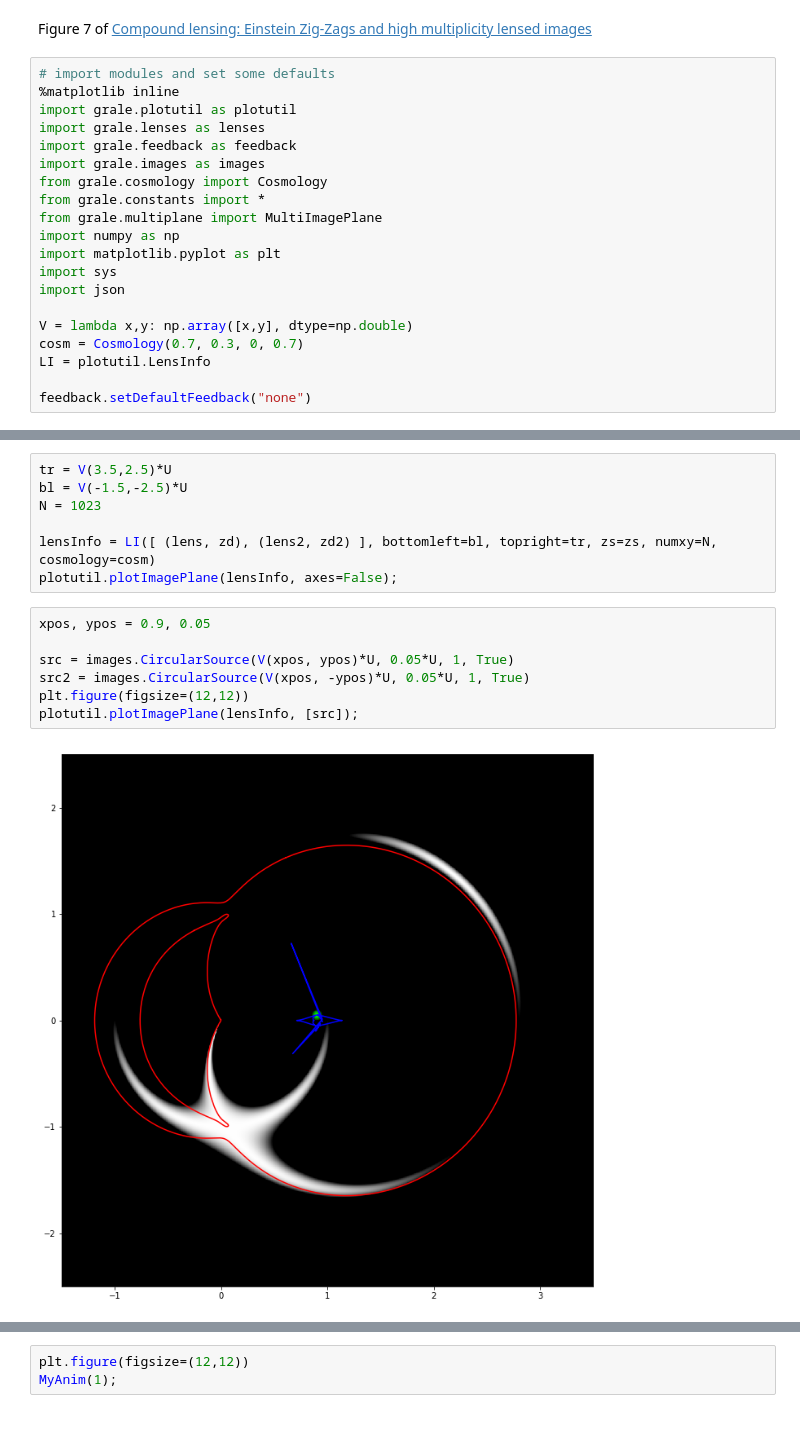
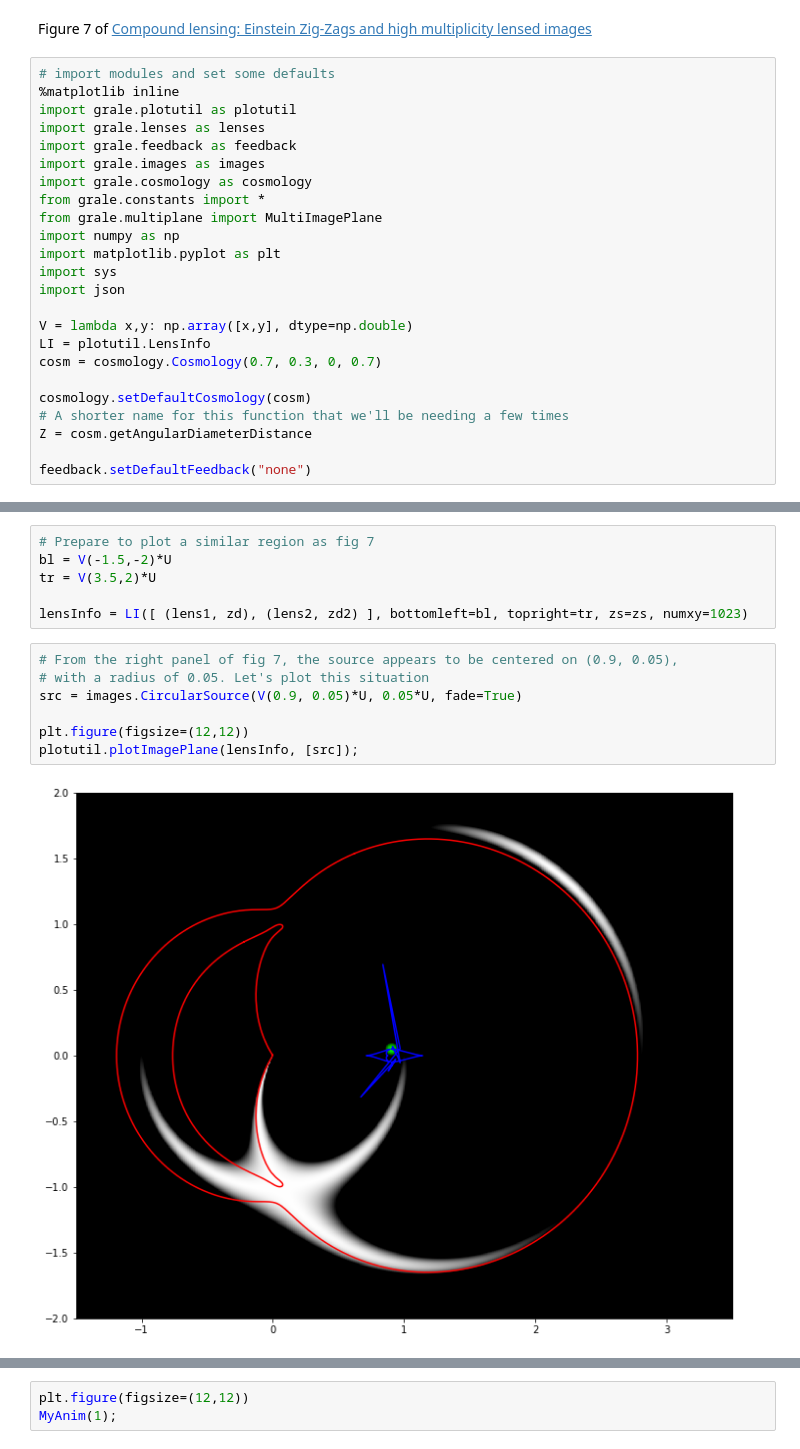
Before and after one commit to j0r1/GRALE2, a Jupyter notebook: pygrale/doc/source/_static/multisistests.ipynb, the cells around one changed output, grey strips where cells are left out. Saved outputs shown, nothing was run; the diff lists cells and outputs as text.

Commit message:
Cleaned up some multi lens plane examples

```diff
--- a/pygrale/doc/source/_static/multisistests.ipynb
+++ b/pygrale/doc/source/_static/multisistests.ipynb
@@ -7,7 +7,7 @@ import grale.plotutil as plotutil
 import grale.lenses as lenses
 import grale.feedback as feedback
 import grale.images as images
-from grale.cosmology import Cosmology
+import grale.cosmology as cosmology
 from grale.constants import *
 from grale.multiplane import MultiImagePlane
 import numpy as np
@@ -16,7 +16,11 @@ import sys
 import json
 
 V = lambda x,y: np.array([x,y], dtype=np.double)
-cosm = Cosmology(0.7, 0.3, 0, 0.7)
 LI = plotutil.LensInfo
+cosm = cosmology.Cosmology(0.7, 0.3, 0, 0.7)
+
+cosmology.setDefaultCosmology(cosm)
+# A shorter name for this function that we'll be needing a few times
+Z = cosm.getAngularDiameterDistance
 
 feedback.setDefaultFeedback("none")
@@ -58,16 +64,15 @@ alpha2 (units of alpha1) 0.900979984427641
 # %%
-tr = V(3.5,2.5)*U
-bl = V(-1.5,-2.5)*U
-N = 1023
+# Prepare to plot a similar region as fig 7
+bl = V(-1.5,-2)*U
+tr = V(3.5,2)*U
 
-lensInfo = LI([ (lens, zd), (lens2, zd2) ], bottomleft=bl, topright=tr, zs=zs, numxy=N, cosmology=cosm)
-plotutil.plotImagePlane(lensInfo, axes=False);
+lensInfo = LI([ (lens1, zd), (lens2, zd2) ], bottomleft=bl, topright=tr, zs=zs, numxy=1023)
 # %%
-xpos, ypos = 0.9, 0.05
+# From the right panel of fig 7, the source appears to be centered on (0.9, 0.05),
+# with a radius of 0.05. Let's plot this situation
+src = images.CircularSource(V(0.9, 0.05)*U, 0.05*U, fade=True)
 
-src = images.CircularSource(V(xpos, ypos)*U, 0.05*U, 1, True)
-src2 = images.CircularSource(V(xpos, -ypos)*U, 0.05*U, 1, True)
 plt.figure(figsize=(12,12))
 plotutil.plotImagePlane(lensInfo, [src]);
 # %% [output]
-[figure, old version]
+[figure, new version]
```
Also changed, not shown: parts of 5 cells of this notebook, 3 other files.
